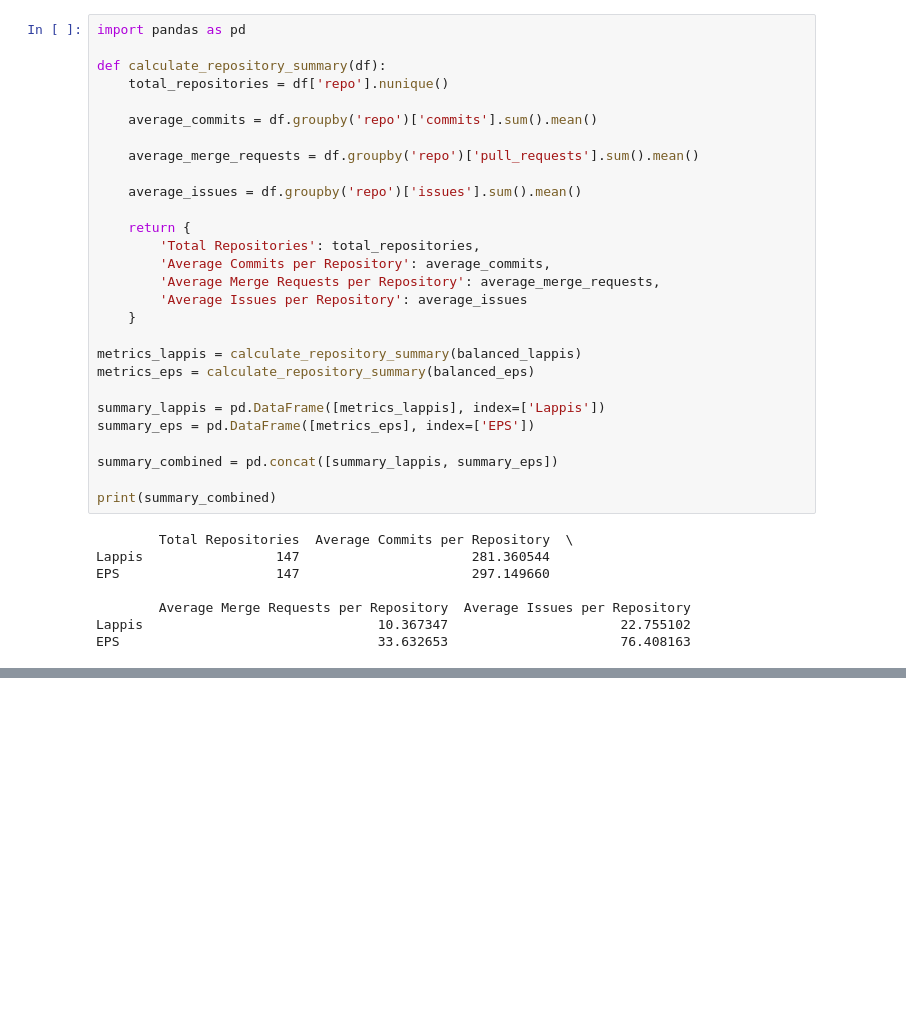
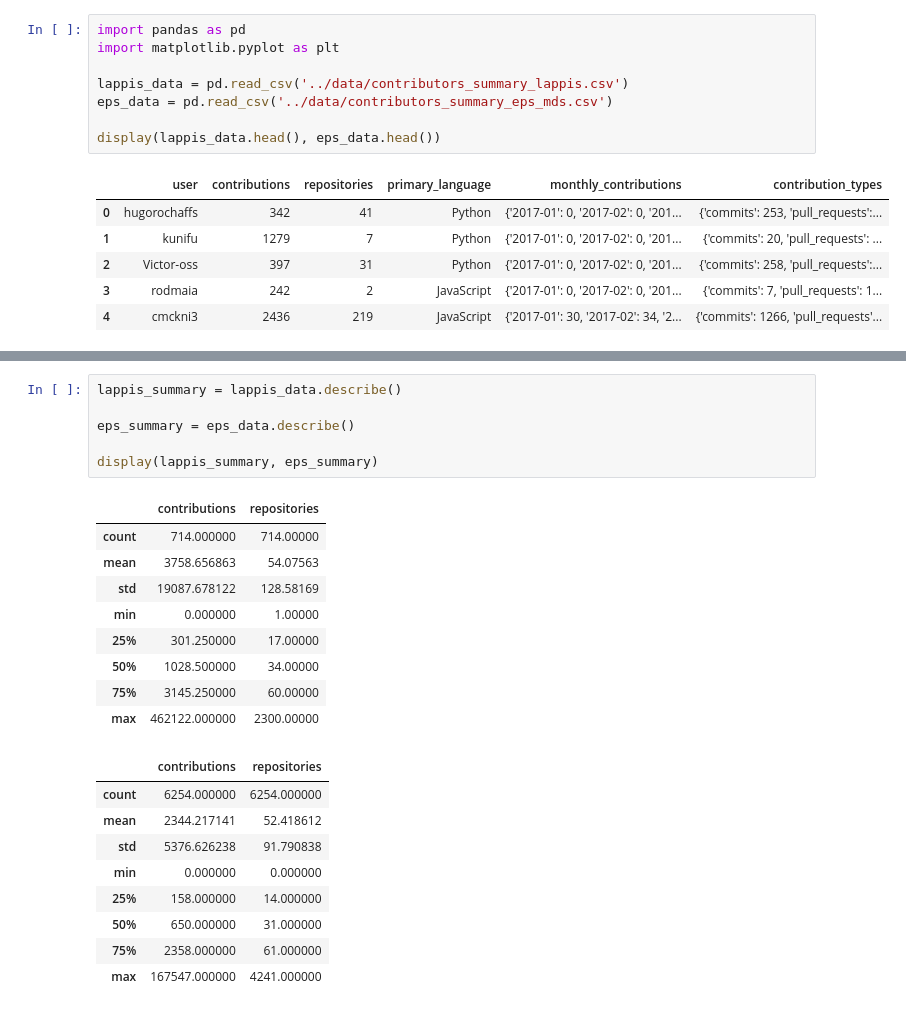
Before and after one commit to joycejdm/icse_analysis, a Jupyter notebook: notebook/contributions_analysis.ipynb, the cells around one changed output, grey strips where cells are left out. Drawn from its saved outputs; the diff is of its cells as text; blank space fills up the shorter version.

```diff
--- a/notebook/contributions_analysis.ipynb
+++ b/notebook/contributions_analysis.ipynb
@@ -56,36 +1,15 @@ balanced_eps = amostrar_repositorios(eps_data, sample_size)
-# %%
-import pandas as pd
-
-def calculate_repository_summary(df):
-    total_repositories = df['repo'].nunique()
-
-    average_commits = df.groupby('repo')['commits'].sum().mean()
-
-    average_merge_requests = df.groupby('repo')['pull_requests'].sum().mean()
-
-    average_issues = df.groupby('repo')['issues'].sum().mean()
-
-    return {
-        'Total Repositories': total_repositories,
-        'Average Commits per Repository': average_commits,
-        'Average Merge Requests per Repository': average_merge_requests,
-        'Average Issues per Repository': average_issues
-    }
-
-metrics_lappis = calculate_repository_summary(balanced_lappis)
-metrics_eps = calculate_repository_summary(balanced_eps)
-
-summary_lappis = pd.DataFrame([metrics_lappis], index=['Lappis'])
-summary_eps = pd.DataFrame([metrics_eps], index=['EPS'])
-
-summary_combined = pd.concat([summary_lappis, summary_eps])
-
-print(summary_combined)
-# %% [output]
-        Total Repositories  Average Commits per Repository  \
-Lappis                 147                      281.360544
-EPS                    147                      297.149660
-
-        Average Merge Requests per Repository  Average Issues per Repository
-Lappis                              10.367347                      22.755102
-EPS                                 33.632653                      76.408163
+# %%
+import pandas as pd
+import matplotlib.pyplot as plt
+
+lappis_data = pd.read_csv('../data/contributors_summary_lappis.csv')
+eps_data = pd.read_csv('../data/contributors_summary_eps_mds.csv')
+
+display(lappis_data.head(), eps_data.head())
+# %% [output]
+|  | user | contributions | repositories | primary_language | monthly_contributions | contribution_types |
+| 0 | hugorochaffs | 342 | 41 | Python | {'2017-01': 0, '2017-02': 0, '201... | {'commits': 253, 'pull_requests':... |
+| 1 | kunifu | 1279 | 7 | Python | {'2017-01': 0, '2017-02': 0, '201... | {'commits': 20, 'pull_requests': ... |
+| 2 | Victor-oss | 397 | 31 | Python | {'2017-01': 0, '2017-02': 0, '201... | {'commits': 258, 'pull_requests':... |
+| 3 | rodmaia | 242 | 2 | JavaScript | {'2017-01': 0, '2017-02': 0, '201... | {'commits': 7, 'pull_requests': 1... |
+| 4 | cmckni3 | 2436 | 219 | JavaScript | {'2017-01': 30, '2017-02': 34, '2... | {'commits': 1266, 'pull_requests'... |
@@ -91,0 +22,25 @@ EPS                                 33.632653                      76.408163
+# %%
+lappis_summary = lappis_data.describe()
+
+eps_summary = eps_data.describe()
+
+display(lappis_summary, eps_summary)
+# %% [output]
+|  | contributions | repositories |
+| count | 714.000000 | 714.00000 |
+| mean | 3758.656863 | 54.07563 |
+| std | 19087.678122 | 128.58169 |
+| min | 0.000000 | 1.00000 |
+| 25% | 301.250000 | 17.00000 |
+| 50% | 1028.500000 | 34.00000 |
+| 75% | 3145.250000 | 60.00000 |
+| max | 462122.000000 | 2300.00000 |
+|  | contributions | repositories |
+| count | 6254.000000 | 6254.000000 |
+| mean | 2344.217141 | 52.418612 |
+| std | 5376.626238 | 91.790838 |
+| min | 0.000000 | 0.000000 |
+| 25% | 158.000000 | 14.000000 |
+| 50% | 650.000000 | 31.000000 |
+| 75% | 2358.000000 | 61.000000 |
+| max | 167547.000000 | 4241.000000 |
```
Also changed, not shown: parts of 11 cells of this notebook, 1 other file.
